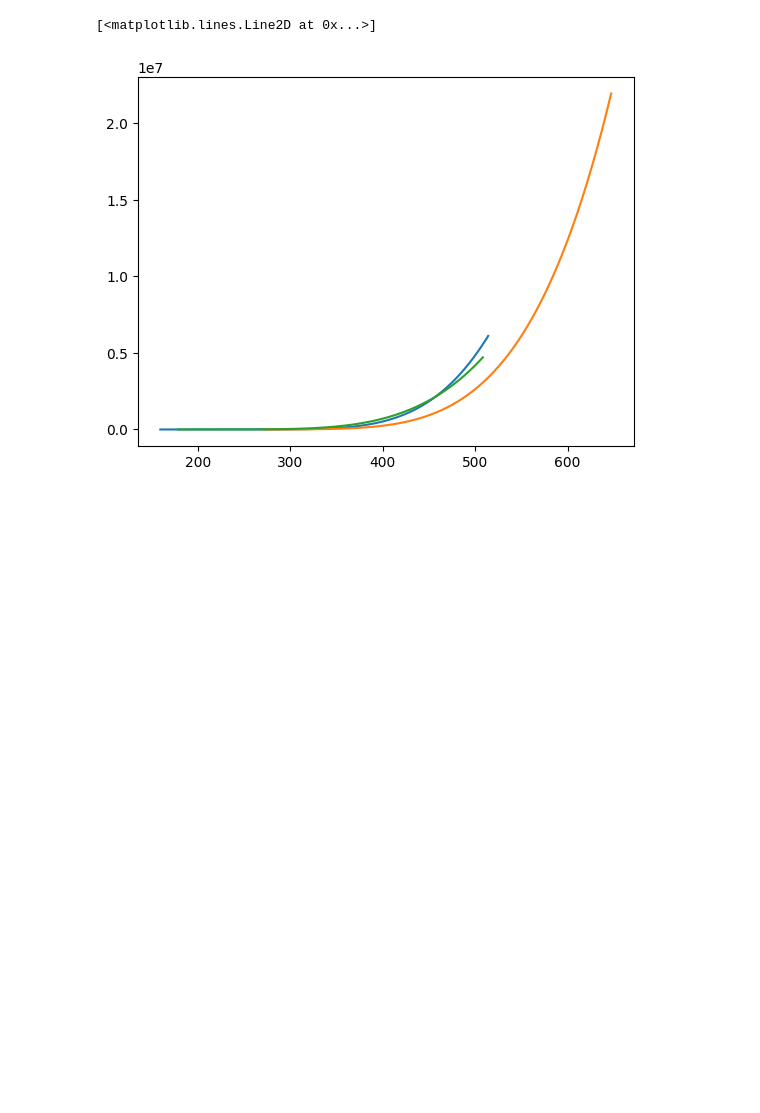
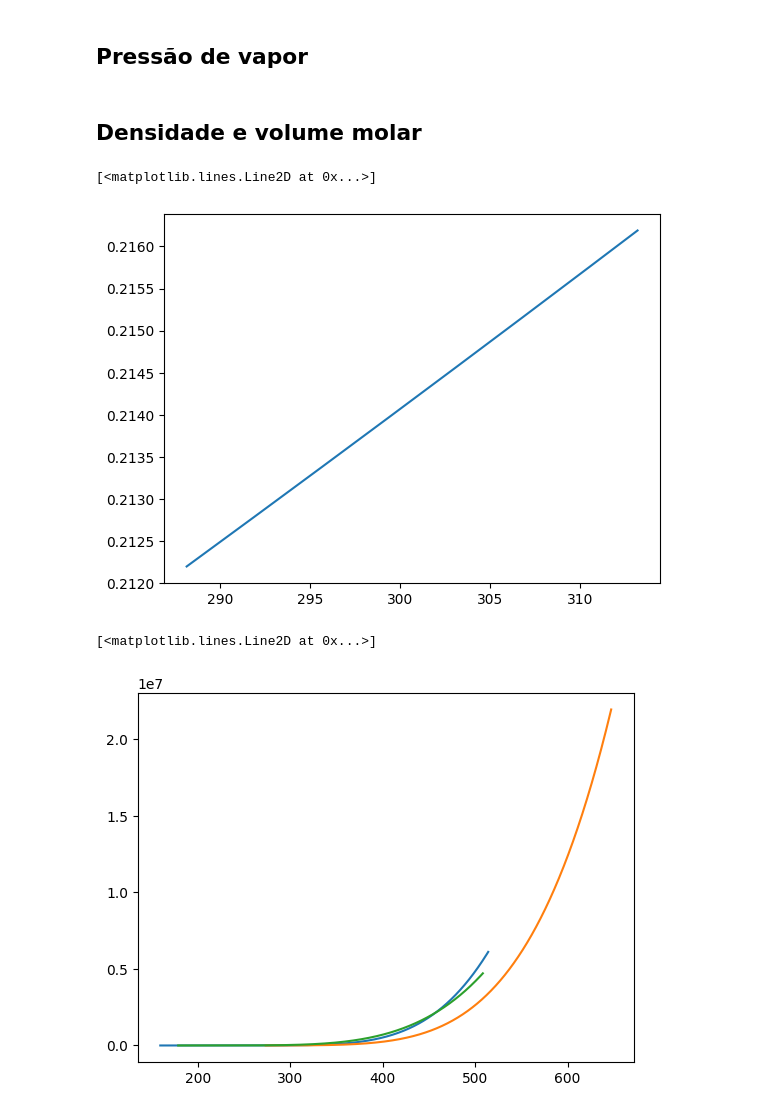
Before and after one commit to willc127/ThermoGraph, a Jupyter notebook: app.ipynb, the cells around one changed output. Cells and saved outputs as stored; diff of their text form; code cells hidden in the pictures; blank space fills up the shorter version.

Commit message:
densidade e volume em csv

```diff
--- a/app.ipynb
+++ b/app.ipynb
@@ -1 +5,3 @@
+# %% [markdown]
+## Pressão de vapor
 # %%
@@ -18,6 +22,36 @@ def calc_pressao_vapor(compound: str):
     for T in T_range:
         pressao_vapor.append(np.exp(C1 + C2/T + C3*np.log(T) + C4*(T**C5)))
     return T_range, pressao_vapor
+# %% [markdown]
+## Densidade e volume molar
+# %%
+densidade_molar_perry = pd.read_csv("densidade_molar.csv")
+
+def calc_density(compound: str):
+    row_compound = densidade_molar_perry[densidade_molar_perry['Name'] == compound]
+    C1 = row_compound['C1'].iloc[0]
+    C2 = row_compound['C2'].iloc[0]
+    C3 = row_compound['C3'].iloc[0]
+    C4 = row_compound['C4'].iloc[0]
+    Tmin =row_compound['Tmin'].iloc[0]
+    Tmax =row_compound['Tmax'].iloc[0]
+    T_range = np.linspace(Tmin, Tmax, 2000)
+    densidade_molar = []
+    volume_molar = []
+    for T in T_range:
+        if compound == 'Water' or compound == 'o-Terphenyl':
+            densidade_molar.append(C1 + C2*T + C3*(T**2) + C4*(T**3))
+            volume_molar.append(1/(C1 + C2*T + C3*(T**2) + C4*(T**3)))
+        else:
+            densidade_molar.append(C1/(C2**(1+(1-T/C3)**C4)))
+            volume_molar.append(1/(C1/(C2**(1+(1-T/C3)**C4))))
+    return T_range, densidade_molar, volume_molar
+# %%
+x1,d1,v1 = calc_density('o-Terphenyl')
+plt.plot(x1,v1)
+# %% [output]
+[<matplotlib.lines.Line2D at 0x...>]
+[figure, added]
 # %%
 def grafico_pressao_vapor(T_range, pressao_vapor, compound):
     plt.plot(T_range, pressao_vapor)
```
Also changed, not shown: parts of 2 cells of this notebook, 1 other file.
